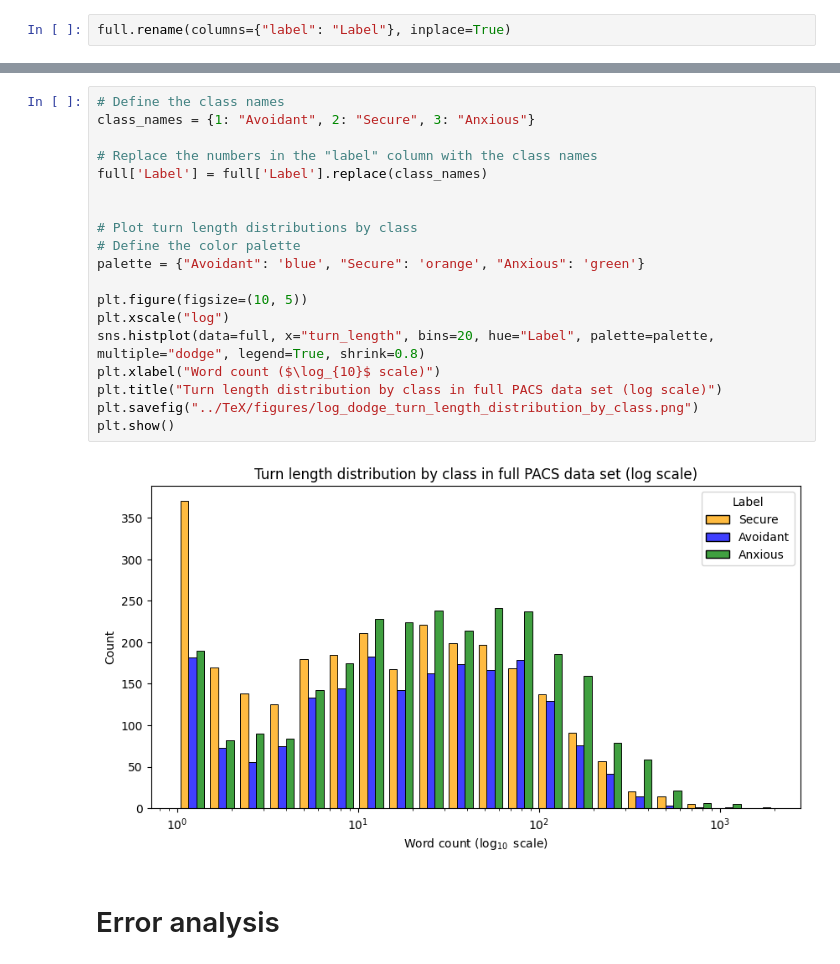
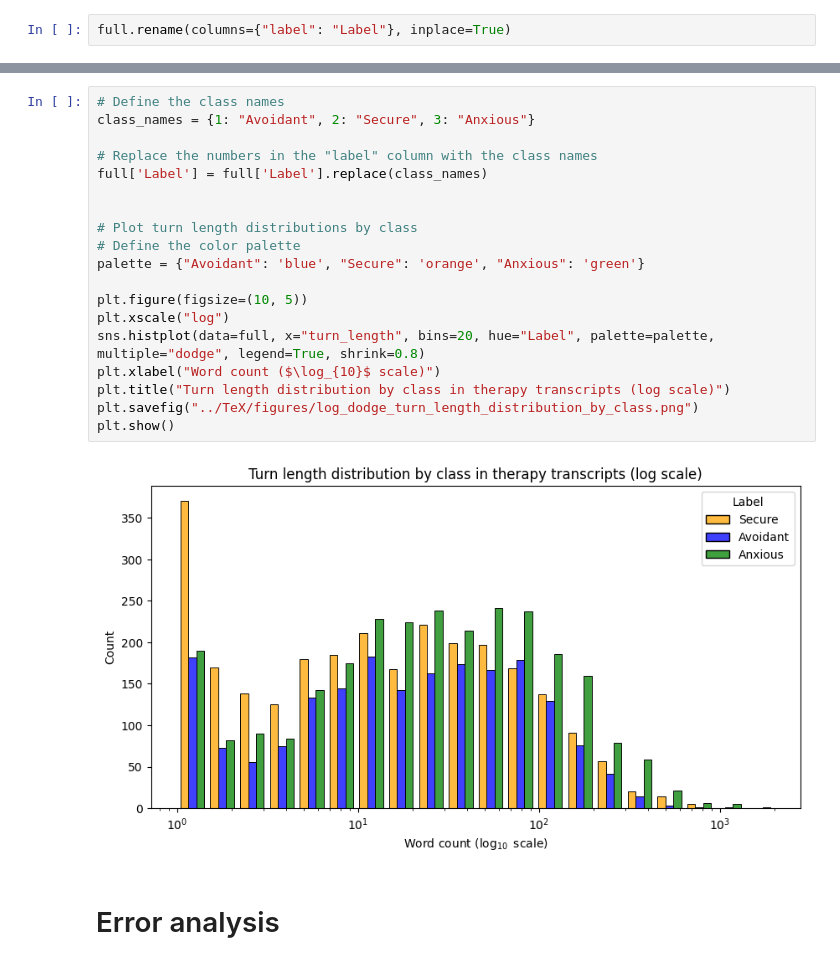
Before and after one commit to Fred-Bred/SDS-thesis, a Jupyter notebook: src/plotting.ipynb, the cells around one changed output, grey strips where cells are left out. Saved outputs shown, nothing was run; the diff lists cells and outputs as text.

```diff
--- a/src/plotting.ipynb
+++ b/src/plotting.ipynb
@@ -139,24 +139,24 @@ plt.show()
 # %%
 # Define the class names
 class_names = {1: "Avoidant", 2: "Secure", 3: "Anxious"}
 
 # Replace the numbers in the "label" column with the class names
 full['Label'] = full['Label'].replace(class_names)
 
 
 # Plot turn length distributions by class
 # Define the color palette
 palette = {"Avoidant": 'blue', "Secure": 'orange', "Anxious": 'green'}
 
 plt.figure(figsize=(10, 5))
 plt.xscale("log")
 sns.histplot(data=full, x="turn_length", bins=20, hue="Label", palette=palette, multiple="dodge", legend=True, shrink=0.8)
 plt.xlabel("Word count ($\log_{10}$ scale)")
-plt.title("Turn length distribution by class in full PACS data set (log scale)")
+plt.title("Turn length distribution by class in therapy transcripts (log scale)")
 plt.savefig("../TeX/figures/log_dodge_turn_length_distribution_by_class.png")
 plt.show()
 # %% [output]
-[figure, old version]
+[figure, new version]
 # %% [markdown]
 # Error analysis
 # %%
```
Also changed, not shown: parts of 3 cells of this notebook, 5 other files.
